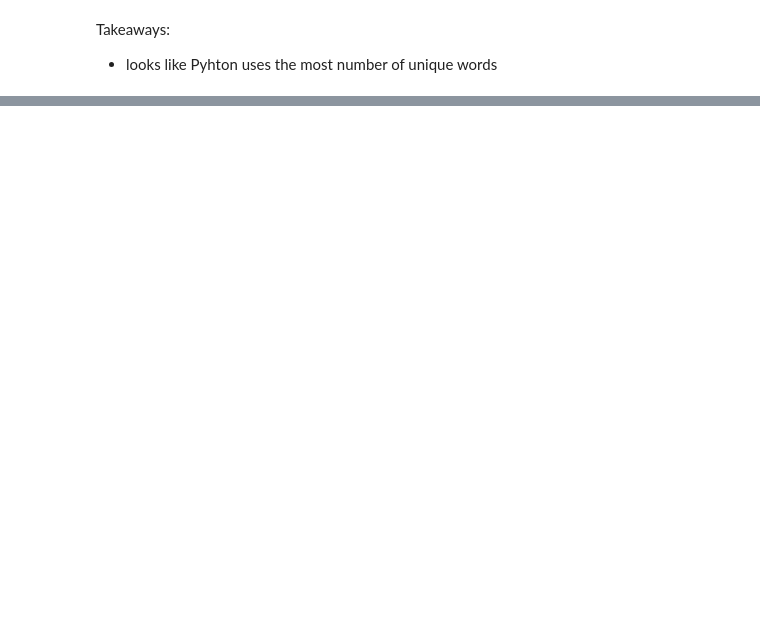
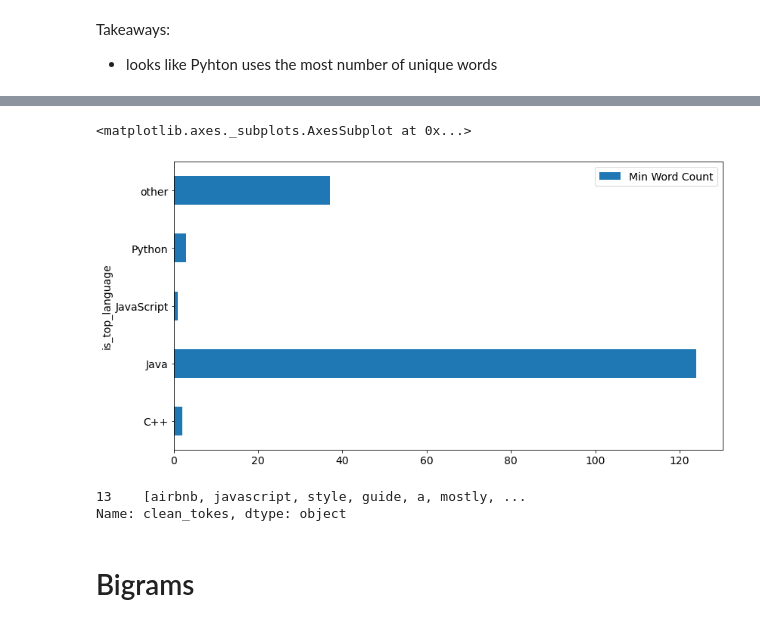
Before and after one commit to nlp-github-project/nlp-github-project, a Jupyter notebook: yvonne_notes.ipynb, the cells around one changed output, grey strips where cells are left out. Saved outputs shown, nothing was run; the diff lists cells and outputs as text; code cells hidden in the pictures; blank space fills up the shorter version.

```diff
--- a/yvonne_notes.ipynb
+++ b/yvonne_notes.ipynb
@@ -310,0 +336,8 @@ Takeaways:
+# %%
+word = "jfnjkf kdflgjfdkl kdalfgkldfn sdlkgndlksn"
+# %%
+def word_count(word):
+    word_count = len(re.findall(r'\w+', word))
+    return word_count
+# %%
+df["word_count"] = df.clean_lemmatized.apply(word_count)
@@ -310,0 +360,15 @@ Takeaways:
+# %%
+min_word_count = pd.DataFrame(df.groupby("is_top_language").word_count.min())
+min_word_count.columns = ['Min Word Count']
+
+max_word_count = pd.DataFrame(df.groupby("is_top_language").word_count.max())
+max_word_count.columns = ["Max Word Count"]
+
+median_word_count = pd.DataFrame(df.groupby("is_top_language").word_count.median())
+median_word_count.columns = ["Median Word Count"]
+
+mean_word_count = pd.DataFrame(df.groupby("is_top_language").word_count.mean())
+mean_word_count.columns = ["Mean Word Count"]
+
+std_word_count = pd.DataFrame(df.groupby("is_top_language").word_count.std())
+std_word_count.columns = ["STD of Word Count"]
@@ -310,0 +397,10 @@ Takeaways:
+# %%
+min_word_count.plot.barh()
+# %% [output]
+<matplotlib.axes._subplots.AxesSubplot at 0x...>
+[figure, added]
+# %%
+javascript.clean_tokes[:1]
+# %% [output]
+13    [airbnb, javascript, style, guide, a, mostly, ...
+Name: clean_tokes, dtype: object
@@ -310,0 +468,2 @@ Takeaways:
+# %% [markdown]
+# Bigrams
```
Also changed, not shown: parts of 22 cells of this notebook.
